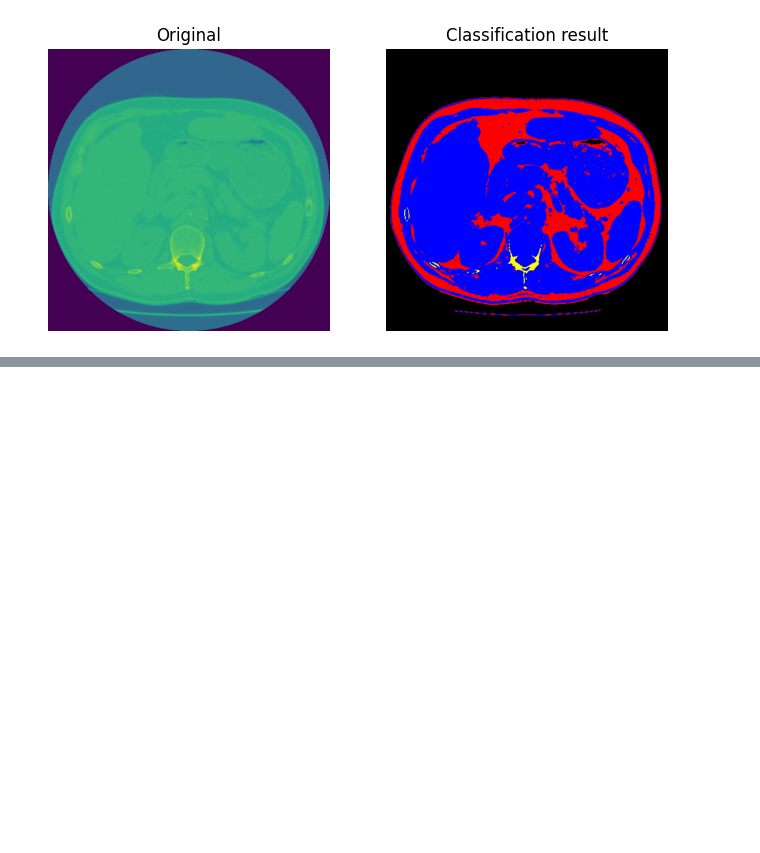
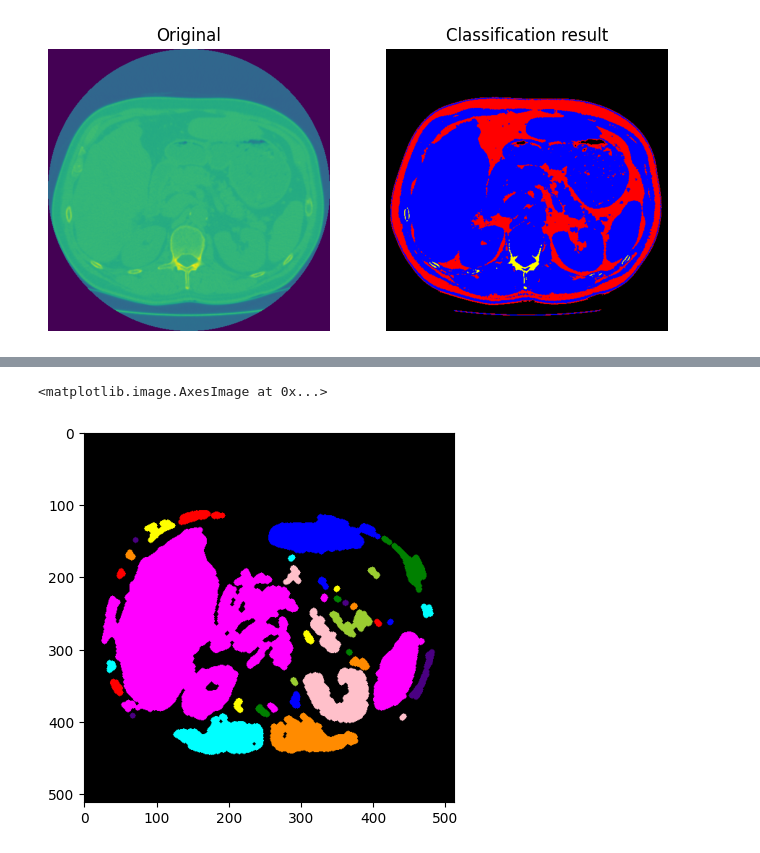
Before and after one commit to kristofer0907/02515_Image_Analysis_Github, a Jupyter notebook: exam_practice_sets/lx_6.ipynb, the cells around one changed output, grey strips where cells are left out. Saved outputs shown, nothing was run; the diff lists cells and outputs as text; code cells hidden in the pictures; blank space fills up the shorter version.

```diff
--- a/exam_practice_sets/lx_6.ipynb
+++ b/exam_practice_sets/lx_6.ipynb
@@ -257,4 +308,12 @@ io.show()
 # %%
 #Lx-6.20 Use BLOB analysis to label objects in a binary image
+
+label_img = measure.label(opened)
+im_blob = label2rgb(label_img)
+
+plt.imshow(im_blob)
+# %% [output]
+<matplotlib.image.AxesImage at 0x...>
+[figure, added]
 # %%
 #Lx-6.21 Use BLOB feature based classification to identify an object in an image. For example the spleen in a computed tomography scan
```
Also changed, not shown: parts of 9 cells of this notebook, 2 other files.
